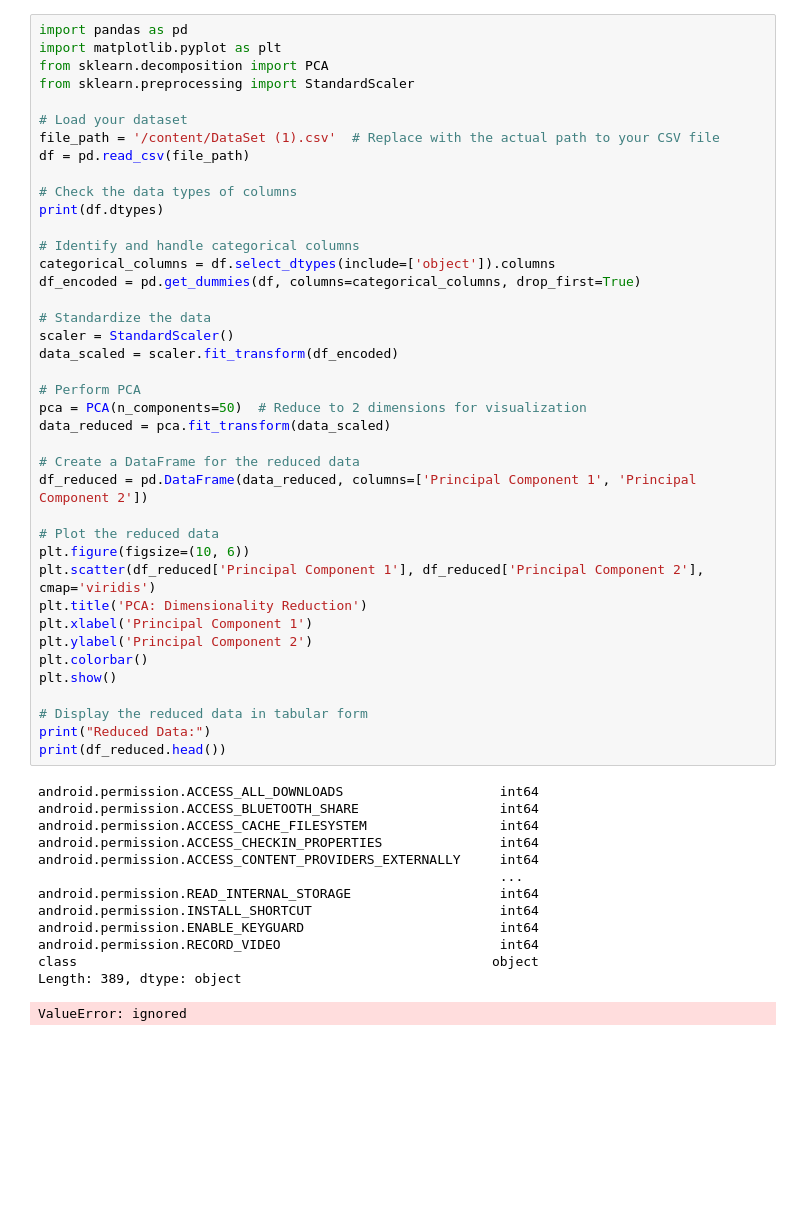
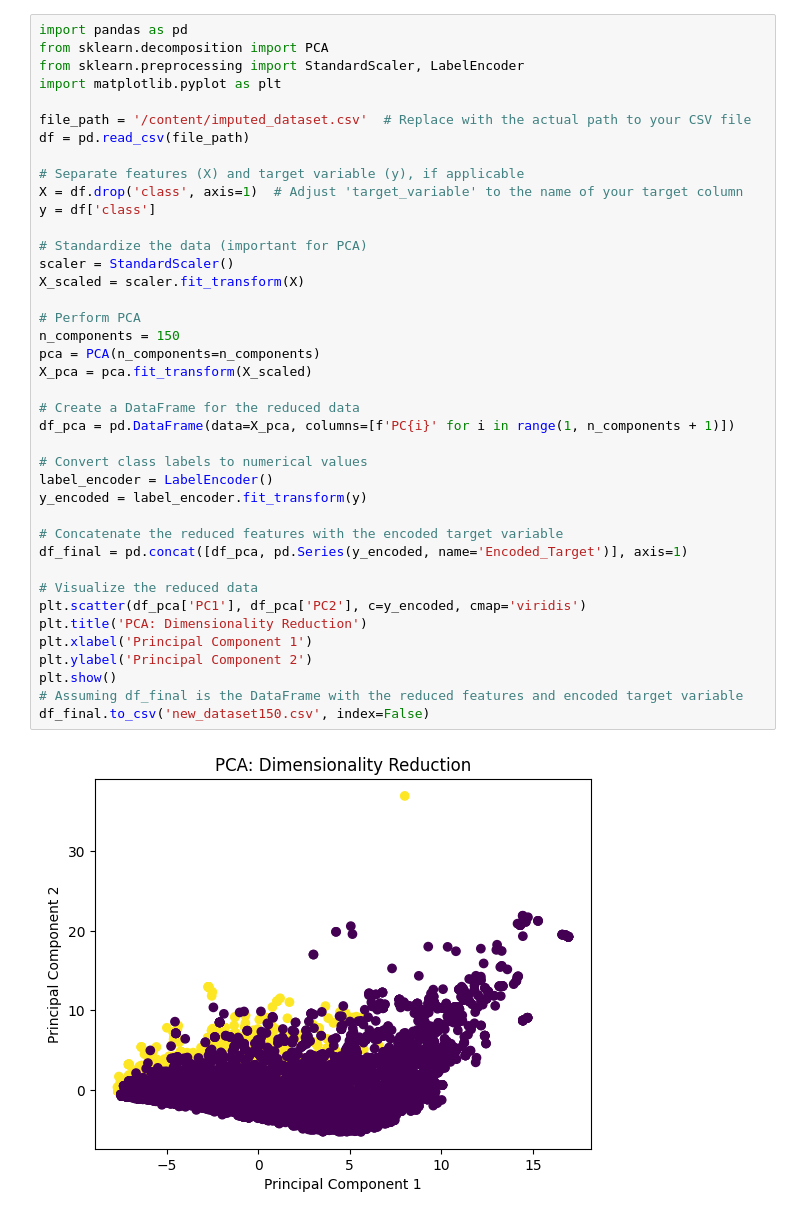
Before and after one commit to svarunkishore/Adaptive_Cyber_Defence_System, a Jupyter notebook: PCA_Reduction_.ipynb, the cells around one changed output. Cells and saved outputs as stored; diff of their text form; blank space fills up the shorter version.

```diff
--- a/PCA_Reduction_.ipynb
+++ b/PCA_Reduction_.ipynb
@@ -3,54 +26,42 @@
 # %%
 import pandas as pd
+from sklearn.decomposition import PCA
+from sklearn.preprocessing import StandardScaler, LabelEncoder
 import matplotlib.pyplot as plt
-from sklearn.decomposition import PCA
-from sklearn.preprocessing import StandardScaler
 
-# Load your dataset
-file_path = '/content/DataSet (1).csv'  # Replace with the actual path to your CSV file
+file_path = '/content/imputed_dataset.csv'  # Replace with the actual path to your CSV file
 df = pd.read_csv(file_path)
 
-# Check the data types of columns
-print(df.dtypes)
+# Separate features (X) and target variable (y), if applicable
+X = df.drop('class', axis=1)  # Adjust 'target_variable' to the name of your target column
+y = df['class']
 
-# Identify and handle categorical columns
-categorical_columns = df.select_dtypes(include=['object']).columns
-df_encoded = pd.get_dummies(df, columns=categorical_columns, drop_first=True)
-
-# Standardize the data
+# Standardize the data (important for PCA)
 scaler = StandardScaler()
-data_scaled = scaler.fit_transform(df_encoded)
+X_scaled = scaler.fit_transform(X)
 
 # Perform PCA
-pca = PCA(n_components=50)  # Reduce to 2 dimensions for visualization
-data_reduced = pca.fit_transform(data_scaled)
+n_components = 150
+pca = PCA(n_components=n_components)
+X_pca = pca.fit_transform(X_scaled)
 
 # Create a DataFrame for the reduced data
-df_reduced = pd.DataFrame(data_reduced, columns=['Principal Component 1', 'Principal Component 2'])
+df_pca = pd.DataFrame(data=X_pca, columns=[f'PC{i}' for i in range(1, n_components + 1)])
 
-# Plot the reduced data
-plt.figure(figsize=(10, 6))
-plt.scatter(df_reduced['Principal Component 1'], df_reduced['Principal Component 2'], cmap='viridis')
+# Convert class labels to numerical values
+label_encoder = LabelEncoder()
+y_encoded = label_encoder.fit_transform(y)
+
+# Concatenate the reduced features with the encoded target variable
+df_final = pd.concat([df_pca, pd.Series(y_encoded, name='Encoded_Target')], axis=1)
+
+# Visualize the reduced data
+plt.scatter(df_pca['PC1'], df_pca['PC2'], c=y_encoded, cmap='viridis')
 plt.title('PCA: Dimensionality Reduction')
 plt.xlabel('Principal Component 1')
 plt.ylabel('Principal Component 2')
-plt.colorbar()
 plt.show()
-
-# Display the reduced data in tabular form
-print("Reduced Data:")
-print(df_reduced.head())
+# Assuming df_final is the DataFrame with the reduced features and encoded target variable
+df_final.to_csv('new_dataset150.csv', index=False)
 # %% [output]
-android.permission.ACCESS_ALL_DOWNLOADS                    int64
-android.permission.ACCESS_BLUETOOTH_SHARE                  int64
-android.permission.ACCESS_CACHE_FILESYSTEM                 int64
-android.permission.ACCESS_CHECKIN_PROPERTIES               int64
-android.permission.ACCESS_CONTENT_PROVIDERS_EXTERNALLY     int64
-                                                           ...
-android.permission.READ_INTERNAL_STORAGE                   int64
-android.permission.INSTALL_SHORTCUT                        int64
-android.permission.ENABLE_KEYGUARD                         int64
-android.permission.RECORD_VIDEO                            int64
-class                                                     object
-Length: 389, dtype: object
-ValueError: ignored
+[figure, added]
```
Also changed, not shown: parts of 12 cells of this notebook.
